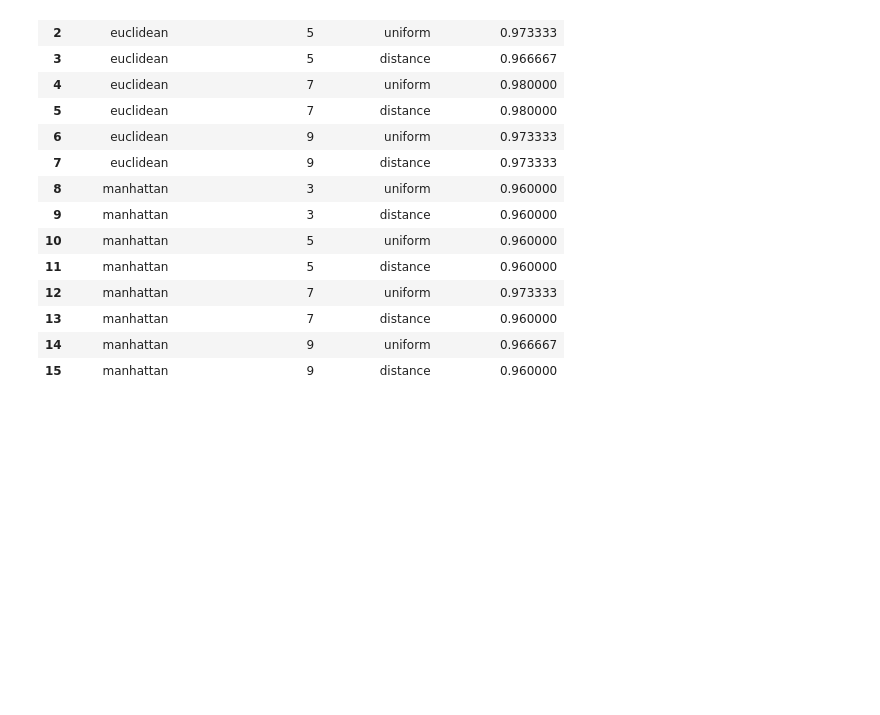
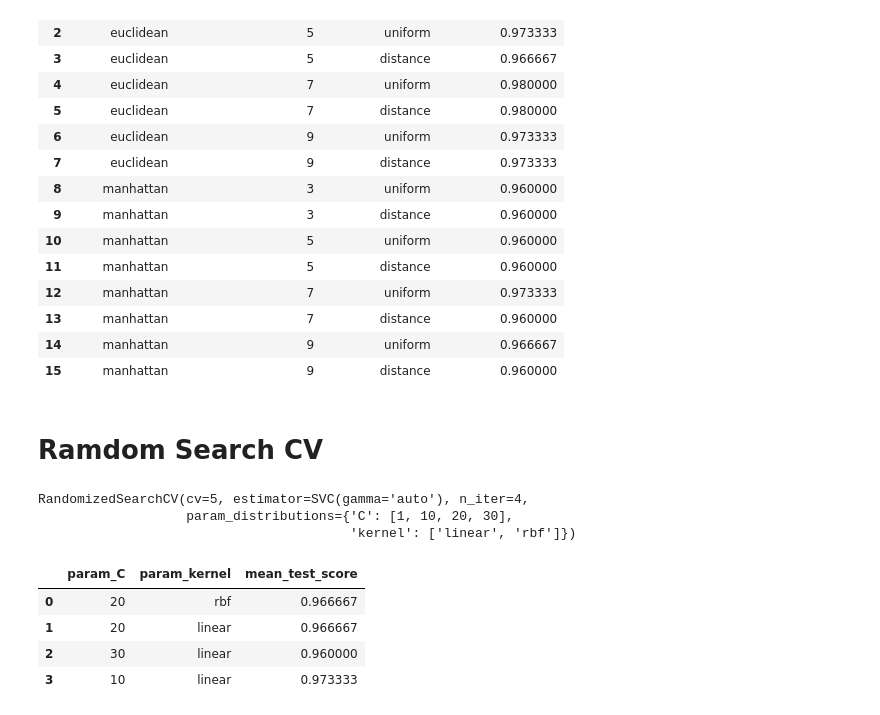
Before and after one commit to Bitan-Banerjee244/Machine-Learning-and-Deep-Learning, a Jupyter notebook: HyperParameter Tuning.ipynb, the cells around one changed output. Drawn from its saved outputs; the diff is of its cells as text; code cells hidden in the pictures; blank space fills up the shorter version.

Commit message:
Randomised Search

```diff
--- a/HyperParameter Tuning.ipynb
+++ b/HyperParameter Tuning.ipynb
@@ -146,3 +146,5 @@ results[["param_metric","param_n_neighbors"	,"param_weights","mean_test_score"]]
 | 13 | manhattan | 7 | distance | 0.960000 |
 | 14 | manhattan | 9 | uniform | 0.966667 |
 | 15 | manhattan | 9 | distance | 0.960000 |
+# %% [markdown]
+# Ramdom Search CV
@@ -148,0 +153,21 @@ results[["param_metric","param_n_neighbors"	,"param_weights","mean_test_score"]]
+# %%
+classifier_r = RandomizedSearchCV(model_svm,{
+    'C' : [1,10,20,30],
+    'kernel' : ['linear','rbf'],
+}, n_iter=4 , cv = 5 , return_train_score=False)
+# %%
+classifier_r.fit(X,y)
+# %% [output]
+RandomizedSearchCV(cv=5, estimator=SVC(gamma='auto'), n_iter=4,
+                   param_distributions={'C': [1, 10, 20, 30],
+                                        'kernel': ['linear', 'rbf']})
+# %%
+results = pd.DataFrame(classifier_r.cv_results_)
+# %%
+results[['param_C','param_kernel','mean_test_score']]
+# %% [output]
+|  | param_C | param_kernel | mean_test_score |
+| 0 | 20 | rbf | 0.966667 |
+| 1 | 20 | linear | 0.966667 |
+| 2 | 30 | linear | 0.960000 |
+| 3 | 10 | linear | 0.973333 |
```
Also changed, not shown: parts of 3 cells of this notebook.
